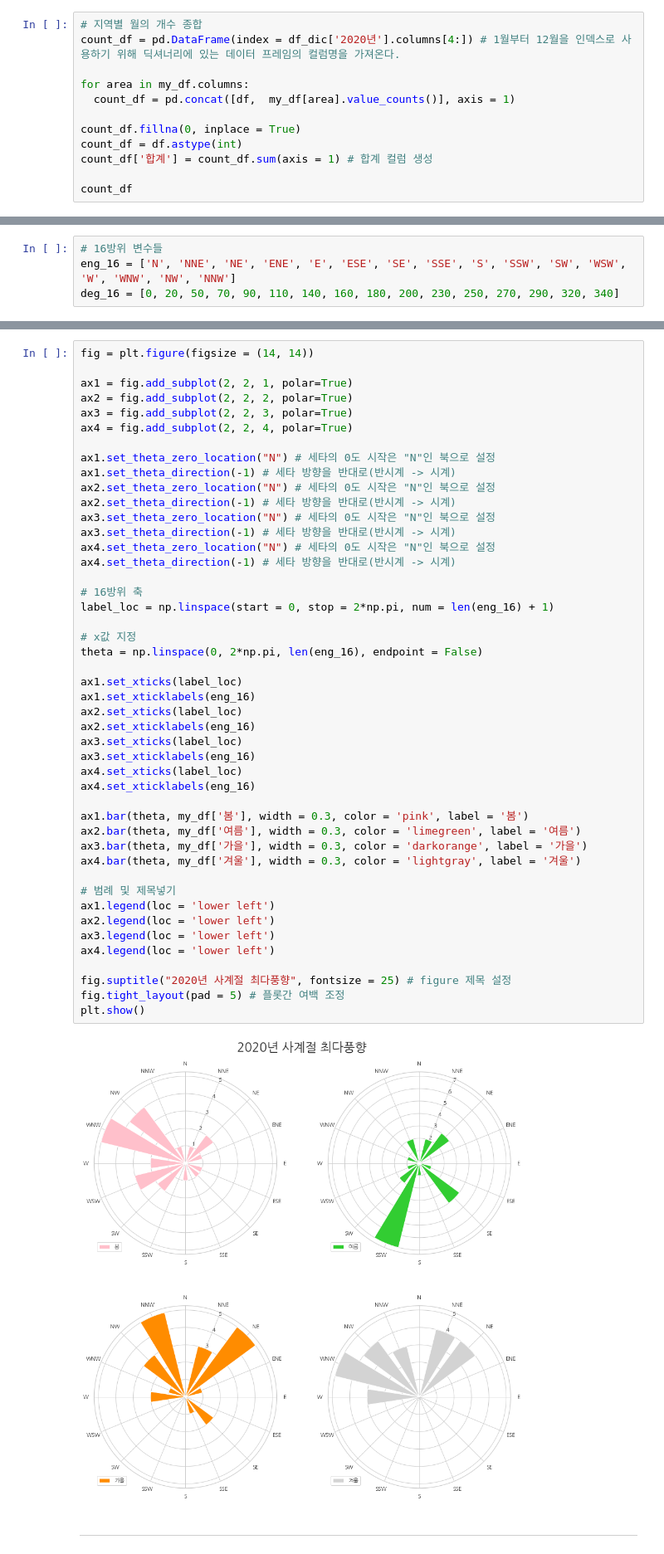
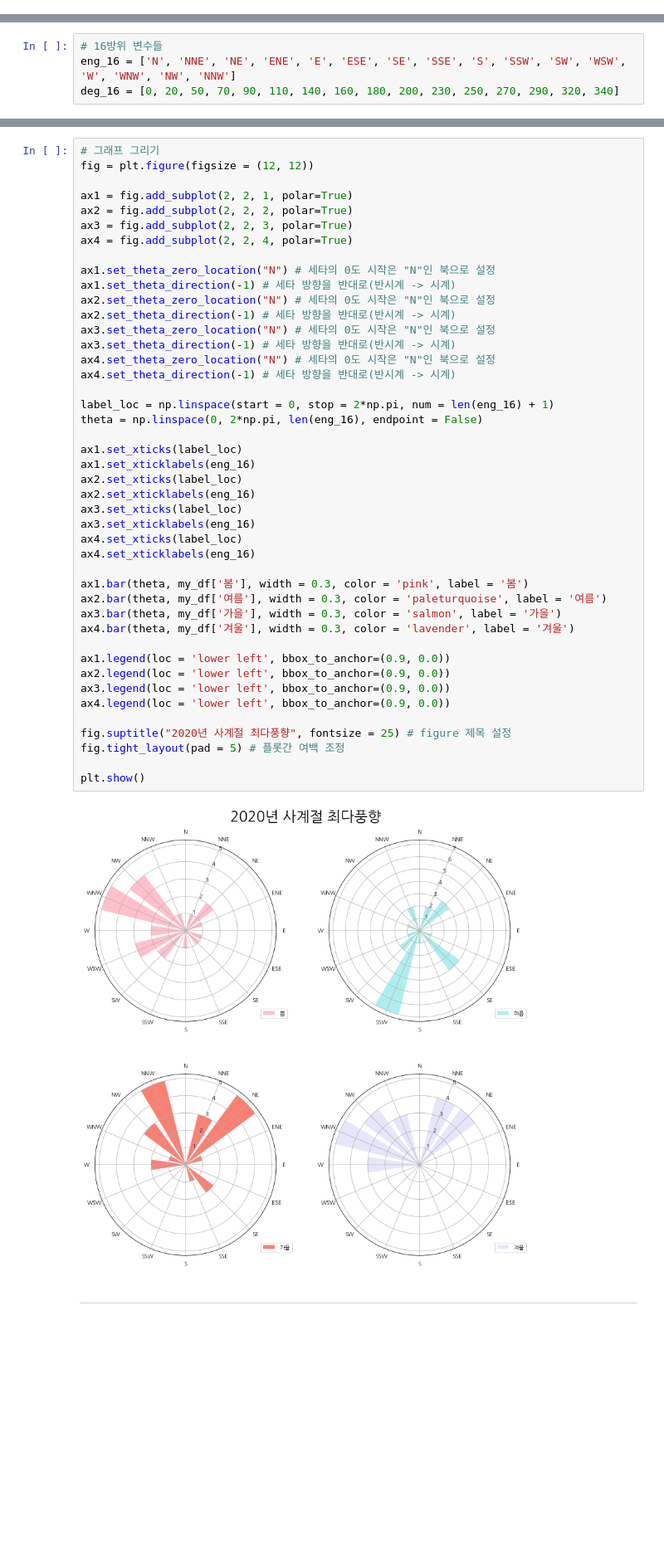
Before and after one commit to KimYeonWook511/PM10_Analysis, a Jupyter notebook: Code/PM10_Analysis.ipynb, the cells around one changed output, grey strips where cells are left out. Shown at 83% size. Cells and saved outputs as stored; diff of their text form; blank space fills up the shorter version.

```diff
--- a/Code/PM10_Analysis.ipynb
+++ b/Code/PM10_Analysis.ipynb
@@ -373,12 +530,0 @@ my_df
-# %%
-# 지역별 월의 개수 종합
-count_df = pd.DataFrame(index = df_dic['2020년'].columns[4:]) # 1월부터 12월을 인덱스로 사용하기 위해 딕셔너리에 있는 데이터 프레임의 컬럼명을 가져온다.
-
-for area in my_df.columns:
-  count_df = pd.concat([df,  my_df[area].value_counts()], axis = 1)
-
-count_df.fillna(0, inplace = True)
-count_df = df.astype(int)
-count_df['합계'] = count_df.sum(axis = 1) # 합계 컬럼 생성
-
-count_df
@@ -1102,5 +1378,6 @@ my_df
 # %%
-fig = plt.figure(figsize = (14, 14))
+# 그래프 그리기
+fig = plt.figure(figsize = (12, 12))
 
 ax1 = fig.add_subplot(2, 2, 1, polar=True)
 ax2 = fig.add_subplot(2, 2, 2, polar=True)
@@ -1108,45 +1385,42 @@ ax3 = fig.add_subplot(2, 2, 3, polar=True)
 ax4 = fig.add_subplot(2, 2, 4, polar=True)
 
 ax1.set_theta_zero_location("N") # 세타의 0도 시작은 "N"인 북으로 설정
 ax1.set_theta_direction(-1) # 세타 방향을 반대로(반시계 -> 시계)
 ax2.set_theta_zero_location("N") # 세타의 0도 시작은 "N"인 북으로 설정
 ax2.set_theta_direction(-1) # 세타 방향을 반대로(반시계 -> 시계)
 ax3.set_theta_zero_location("N") # 세타의 0도 시작은 "N"인 북으로 설정
 ax3.set_theta_direction(-1) # 세타 방향을 반대로(반시계 -> 시계)
 ax4.set_theta_zero_location("N") # 세타의 0도 시작은 "N"인 북으로 설정
 ax4.set_theta_direction(-1) # 세타 방향을 반대로(반시계 -> 시계)
 
-# 16방위 축
 label_loc = np.linspace(start = 0, stop = 2*np.pi, num = len(eng_16) + 1)
-
-# x값 지정
 theta = np.linspace(0, 2*np.pi, len(eng_16), endpoint = False)
 
 ax1.set_xticks(label_loc)
 ax1.set_xticklabels(eng_16)
 ax2.set_xticks(label_loc)
 ax2.set_xticklabels(eng_16)
 ax3.set_xticks(label_loc)
 ax3.set_xticklabels(eng_16)
 ax4.set_xticks(label_loc)
 ax4.set_xticklabels(eng_16)
 
 ax1.bar(theta, my_df['봄'], width = 0.3, color = 'pink', label = '봄')
-ax2.bar(theta, my_df['여름'], width = 0.3, color = 'limegreen', label = '여름')
-ax3.bar(theta, my_df['가을'], width = 0.3, color = 'darkorange', label = '가을')
-ax4.bar(theta, my_df['겨울'], width = 0.3, color = 'lightgray', label = '겨울')
+ax2.bar(theta, my_df['여름'], width = 0.3, color = 'paleturquoise', label = '여름')
+ax3.bar(theta, my_df['가을'], width = 0.3, color = 'salmon', label = '가을')
+ax4.bar(theta, my_df['겨울'], width = 0.3, color = 'lavender', label = '겨울')
 
-# 범례 및 제목넣기
-ax1.legend(loc = 'lower left')
-ax2.legend(loc = 'lower left')
-ax3.legend(loc = 'lower left')
-ax4.legend(loc = 'lower left')
+ax1.legend(loc = 'lower left', bbox_to_anchor=(0.9, 0.0))
+ax2.legend(loc = 'lower left', bbox_to_anchor=(0.9, 0.0))
+ax3.legend(loc = 'lower left', bbox_to_anchor=(0.9, 0.0))
+ax4.legend(loc = 'lower left', bbox_to_anchor=(0.9, 0.0))
 
 fig.suptitle("2020년 사계절 최다풍향", fontsize = 25) # figure 제목 설정
 fig.tight_layout(pad = 5) # 플롯간 여백 조정
+
 plt.show()
 # %% [output]
-[figure, old version]
+[figure, new version]
 # %% [markdown]
 ---
 # %% [markdown]
```
Also changed, not shown: parts of 131 cells of this notebook.
